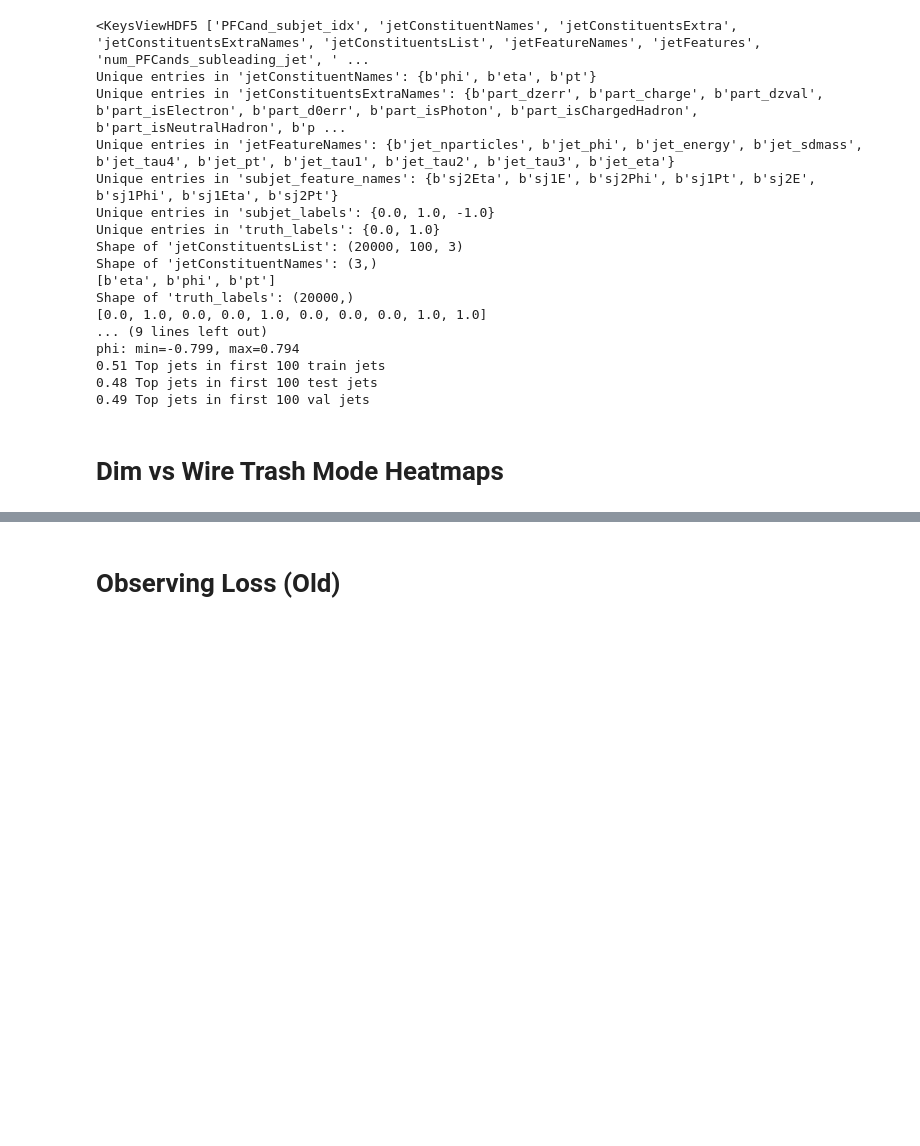
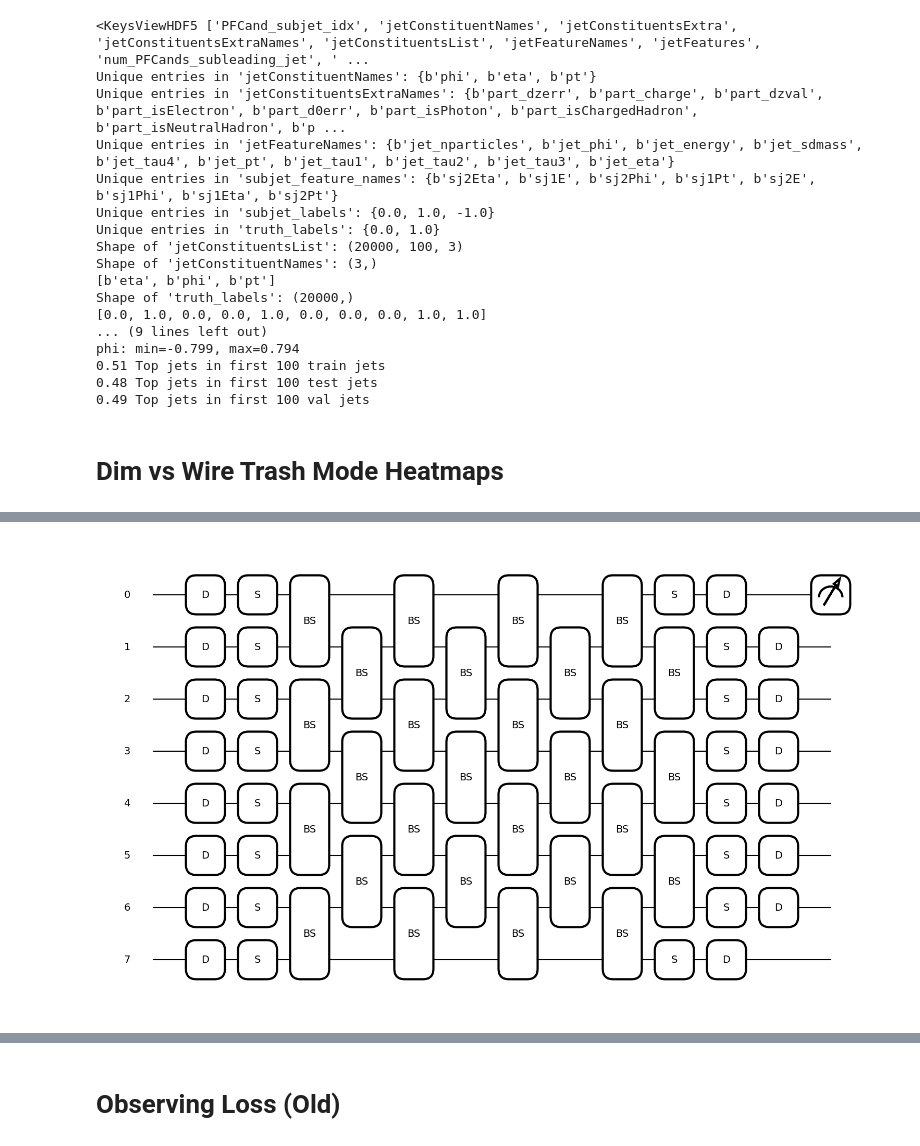
Before and after one commit to Lrozzy/1P1Qm_SF, a Jupyter notebook: sandbox.ipynb, the cells around one changed output, grey strips where cells are left out. Saved outputs shown, nothing was run; the diff lists cells and outputs as text; code cells hidden in the pictures; blank space fills up the shorter version.

```diff
--- a/sandbox.ipynb
+++ b/sandbox.ipynb
@@ -131,0 +153,89 @@ for dim in DIM:
+# %%
+import numpy as np
+import matplotlib.pyplot as plt
+import pennylane as qml
+
+# ---------- knobs ----------
+NUM_MODES = 8                # = wires
+DEPTH = NUM_MODES            # same as your code
+auto_wires = list(range(NUM_MODES))
+# ---------------------------
+
+# dummy "weights"/inputs (non-zero so gates render)
+rng = np.random.default_rng(7)
+eta  = rng.uniform(0.1, 0.5, size=NUM_MODES)          # plays role of your eta
+pt   = rng.uniform(0.1, 0.5, size=NUM_MODES)          # pt
+phi  = rng.uniform(0.1, 0.5, size=NUM_MODES)          # phi
+
+s_scale = 0.7
+squeeze_mag   = rng.uniform(0.05, 0.4, size=NUM_MODES)
+squeeze_phase = rng.uniform(0.0,  2*np.pi, size=NUM_MODES)
+disp_mag      = rng.uniform(0.05, 0.4, size=NUM_MODES)
+disp_phase    = rng.uniform(0.0,  2*np.pi, size=NUM_MODES)
+
+# SF backend (Gaussian is perfect since we only use Gaussian ops)
+dev = qml.device("strawberryfields.gaussian", wires=NUM_MODES, cutoff_dim=None)
+
+@qml.qnode(dev)
+def CV_circuit_two_interfs(_weights=None, _inputs=None):
+    # ----- data-encoding layer -----
+    scale = 10.0 / (1.0 + np.exp(-s_scale)) + 0.01
+    for w in auto_wires:
+        qml.Displacement(scale * pt[w], eta[w], wires=w)
+        qml.Squeezing(eta[w], pt[w] * phi[w] / 2.0, wires=w)
+
+    # ----- first interferometer (fixed 50:50 BS mesh) -----
+    for layer in range(DEPTH):
+        start = 0 if (layer % 2 == 0) else 1
+        for i in range(start, NUM_MODES - 1, 2):
+            qml.Beamsplitter(np.pi / 4.0, np.pi / 2.0, wires=[i, i + 1])
+
+    # ----- single Sgate layer -----
+    for w in auto_wires:
+        qml.Squeezing(squeeze_mag[w], squeeze_phase[w], wires=w)
+
+    # ----- second interferometer (same mesh) -----
+    for layer in range(DEPTH):
+        start = 0 if (layer % 2 == 0) else 1
+        for i in range(start, NUM_MODES - 1, 2):
+            qml.Beamsplitter(np.pi / 4.0, np.pi / 2.0, wires=[i, i + 1])
+
+    return qml.expval(qml.X(0))
+
+@qml.qnode(dev)
+def CV_circuit(_weights=None, _inputs=None):
+    # ----- data-encoding layer -----
+    scale = 10.0 / (1.0 + np.exp(-s_scale)) + 0.01
+    for w in auto_wires:
+        # Dgate(scale * pt[w], eta[w])
+        qml.Displacement(scale * pt[w], eta[w], wires=w)
+        # Sgate(eta[w], pt[w] * phi[w] / 2)
+        qml.Squeezing(eta[w], pt[w] * phi[w] / 2.0, wires=w)
+
+    # ----- alternating mesh of fixed 50:50 BS -----
+    for layer in range(DEPTH):
+        start = 0 if (layer % 2 == 0) else 1
+        for i in range(start, NUM_MODES - 1, 2):
+            # BSgate(pi/4, pi/2)
+            qml.Beamsplitter(np.pi / 4.0, np.pi / 2.0, wires=[i, i + 1])
+
+    # ----- final per-mode trainables -----
+    for w in auto_wires:
+        # Sgate(squeeze_mag[w], squeeze_phase[w])
+        qml.Squeezing(squeeze_mag[w], squeeze_phase[w], wires=w)
+        # Dgate(disp_mag[w], disp_phase[w])
+        qml.Displacement(disp_mag[w], disp_phase[w], wires=w)
+
+    # Any CV observable is fine; we just need something to return.
+    return qml.expval(qml.X(0))
+
+
+# Draw it
+fig, ax = qml.draw_mpl(CV_circuit)()
+plt.show()
+
+# Draw it
+fig, ax = qml.draw_mpl(CV_circuit_two_interfs)()
+plt.show()
+# %% [output]
+[figure, added]
```
Also changed, not shown: parts of 5 cells of this notebook, 5 other files.
